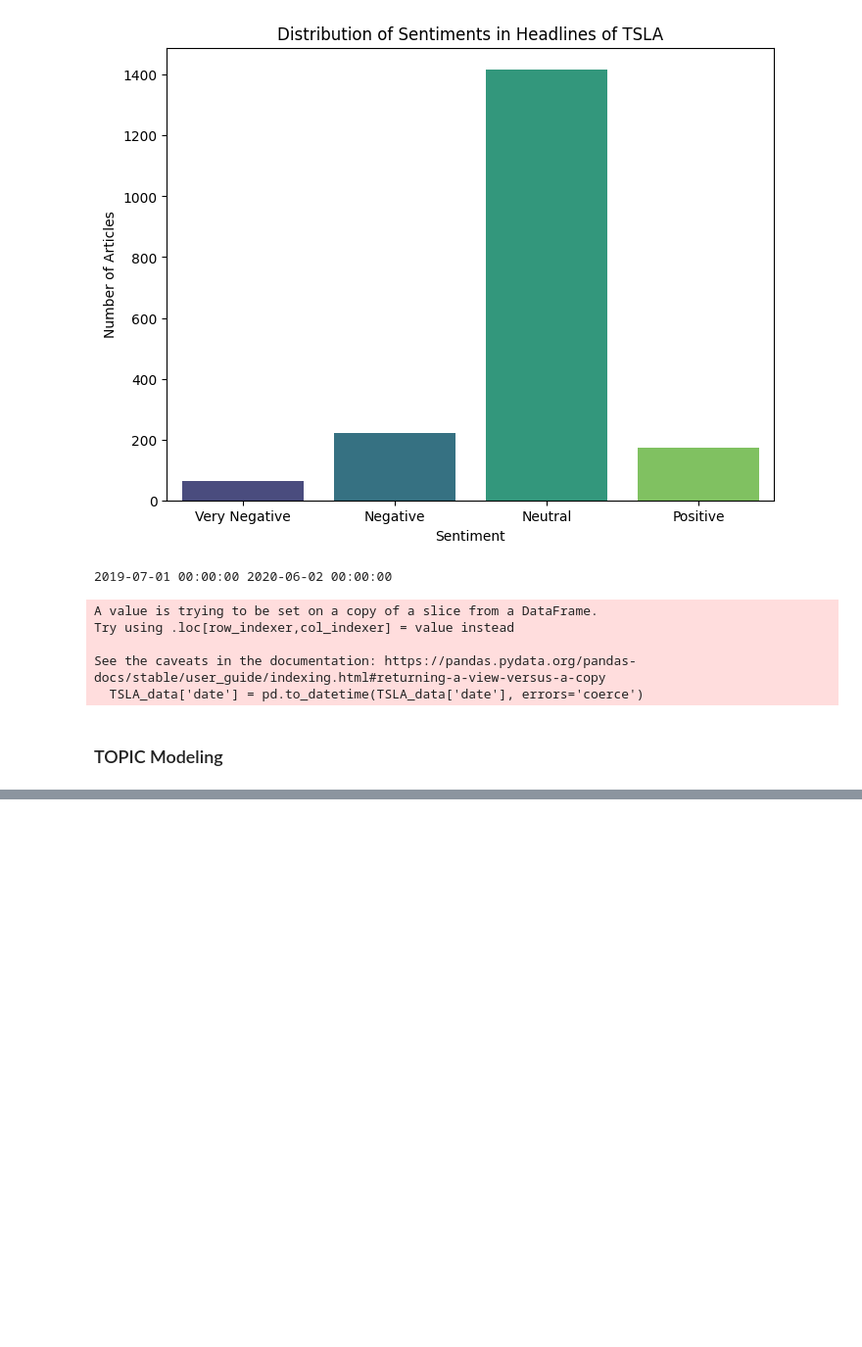
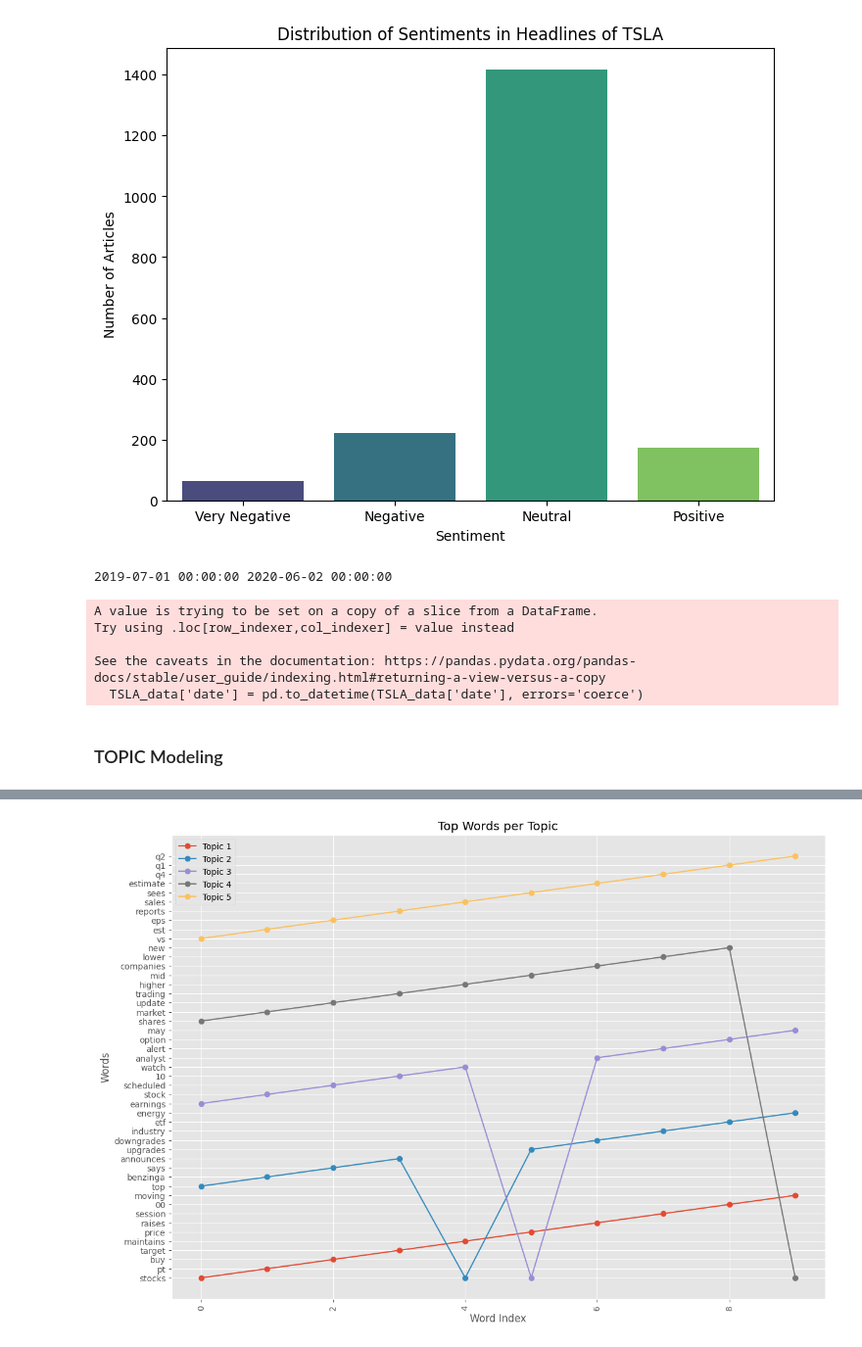
Before and after one commit to ElbetelTaye/Financial-News-and-Stock-Price-analysis, a Jupyter notebook: notebooks/Task1.ipynb, the cells around one changed output, grey strips where cells are left out. Shown: that part at 98% size. Saved outputs shown, nothing was run; the diff lists cells and outputs as text; code cells hidden in the pictures; blank space fills up the shorter version.

Commit message:
Text analysis (Topic Modeling)

```diff
--- a/notebooks/Task1.ipynb
+++ b/notebooks/Task1.ipynb
@@ -504,0 +557,22 @@ See the caveats in the documentation: https://pandas.pydata.org/pandas-docs/stab
+# %%
+topic_words = []
+for topic_idx, topic in enumerate(topics):
+    words = [feature_names[i] for i in topic.argsort()[:-num_words - 1:-1]]
+    topic_words.append(words)
+
+topic_df = pd.DataFrame(topic_words, columns=[f"Word {i+1}" for i in range(num_words)])
+topic_df.index.name = 'Topic'
+
+# Plot the top words for each topic
+fig, ax = plt.subplots(figsize=(14, 10))
+for i, words in enumerate(topic_words):
+    ax.plot(words, label=f"Topic {i+1}", marker='o')
+
+ax.set_title('Top Words per Topic')
+ax.set_xlabel('Word Index')
+ax.set_ylabel('Words')
+ax.legend(loc='best')
+plt.xticks(rotation=90)
+plt.show()
+# %% [output]
+[figure, added]
```
Also changed, not shown: parts of 2 cells of this notebook.
